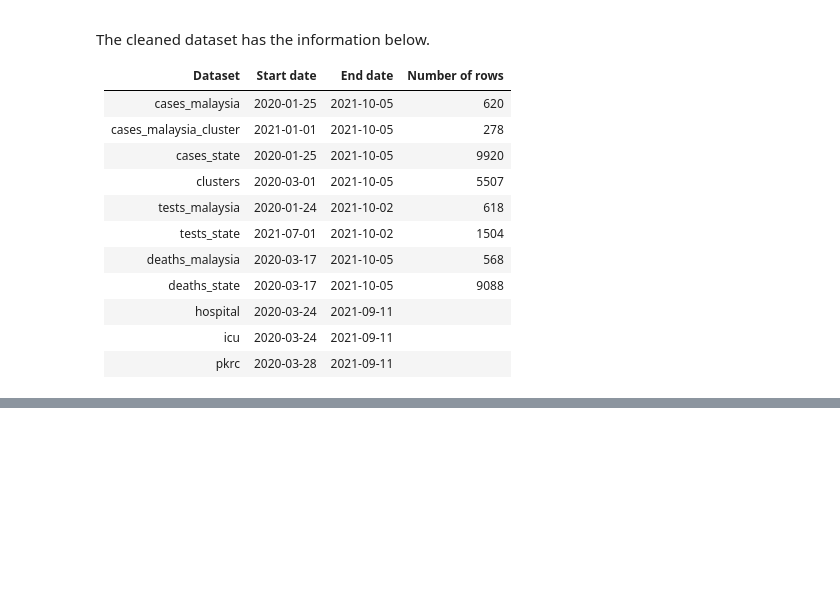
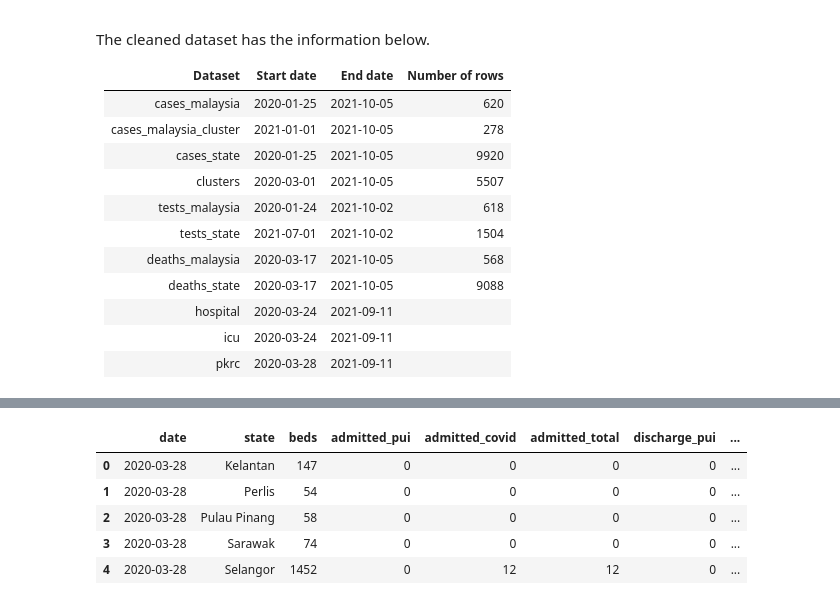
Before and after one commit to BingQuanChua/COVID-19-Msia-Cases-And-Vaccination, a Jupyter notebook: EDA - Epidemic.ipynb, the cells around one changed output, grey strips where cells are left out. Saved outputs shown, nothing was run; the diff lists cells and outputs as text; code cells hidden in the pictures; blank space fills up the shorter version.

```diff
--- a/EDA - Epidemic.ipynb
+++ b/EDA - Epidemic.ipynb
@@ -509,0 +539,9 @@ _The datasets below have been constructed to provide 3 kinds of insight. First,
+# %%
+pkrc.head()
+# %% [output]
+|  | date | state | beds | admitted_pui | admitted_covid | admitted_total | discharge_pui | ... |
+| 0 | 2020-03-28 | Kelantan | 147 | 0 | 0 | 0 | 0 | ... |
+| 1 | 2020-03-28 | Perlis | 54 | 0 | 0 | 0 | 0 | ... |
+| 2 | 2020-03-28 | Pulau Pinang | 58 | 0 | 0 | 0 | 0 | ... |
+| 3 | 2020-03-28 | Sarawak | 74 | 0 | 0 | 0 | 0 | ... |
+| 4 | 2020-03-28 | Selangor | 1452 | 0 | 12 | 12 | 0 | ... |
```
Also changed, not shown: parts of 3 cells of this notebook, 2 other files.
